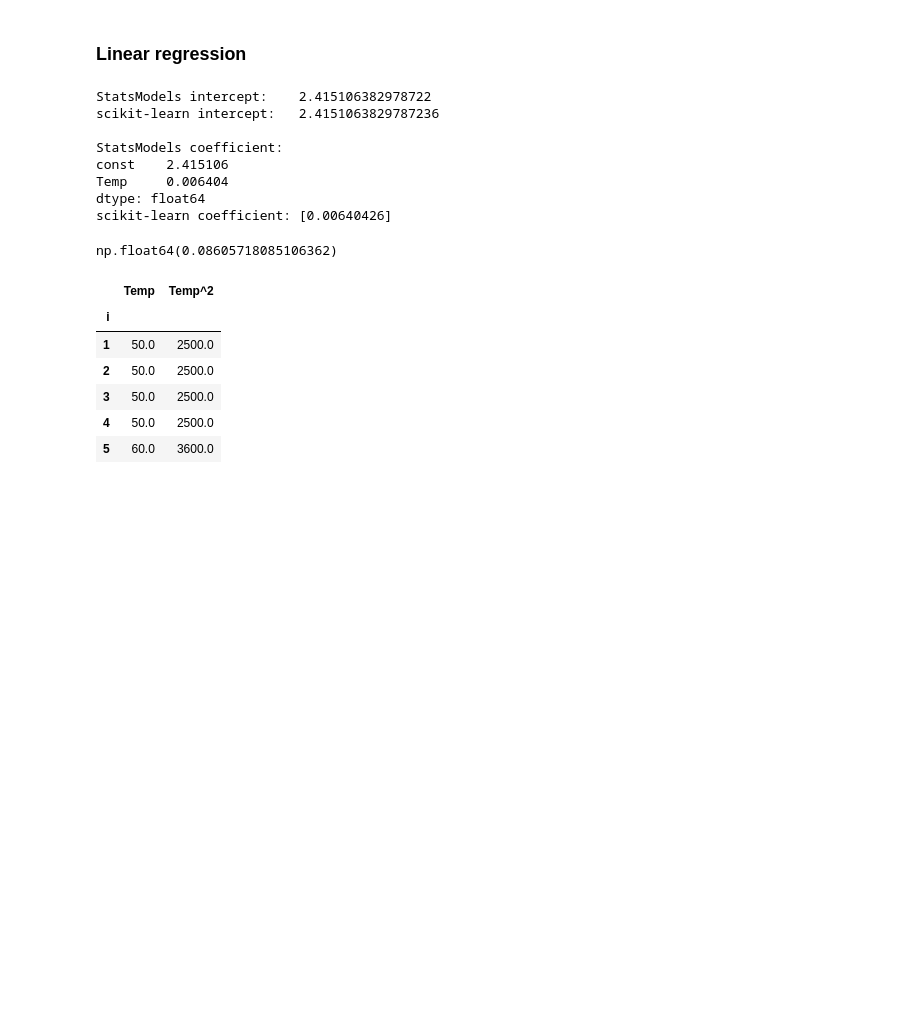
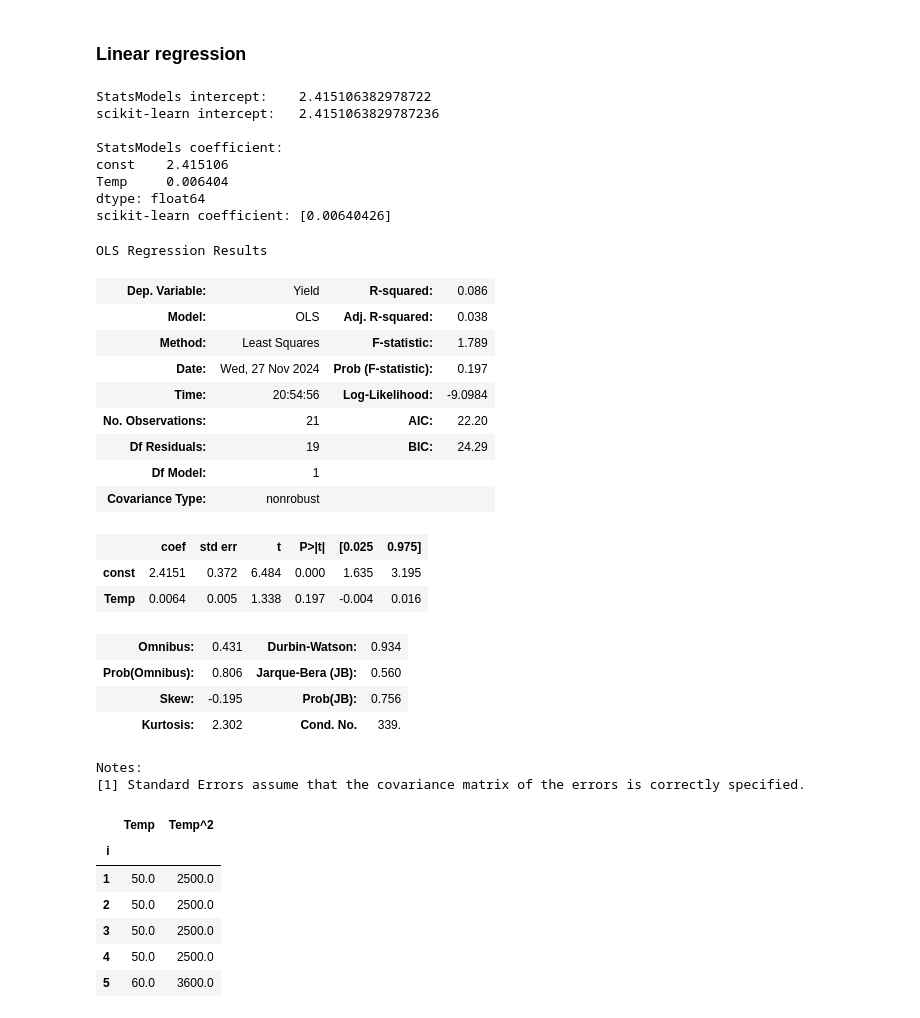
Before and after one commit to karusamuel/regression_diag, a Jupyter notebook: polynomial.ipynb, the cells around one changed output. Cells and saved outputs as stored; diff of their text form; code cells hidden in the pictures; blank space fills up the shorter version.

```diff
--- a/polynomial.ipynb
+++ b/polynomial.ipynb
@@ -120,17 +120,36 @@ sns.regplot(x=df["Temp"],y=df["Yield"])
 # %%
 ols_base_results,sk_base_results = build_ols_sk_model(X=x,y=y)
 
 ols_base_results.rsquared
+ols_base_results.summary()
 # %% [output]
 StatsModels intercept:    2.415106382978722
 scikit-learn intercept:   2.4151063829787236
 
 StatsModels coefficient:
 const    2.415106
 Temp     0.006404
 dtype: float64
 scikit-learn coefficient: [0.00640426]
-np.float64(0.08605718085106362)
+OLS Regression Results
+| Dep. Variable: | Yield | R-squared: | 0.086 |
+| Model: | OLS | Adj. R-squared: | 0.038 |
+| Method: | Least Squares | F-statistic: | 1.789 |
+| Date: | Wed, 27 Nov 2024 | Prob (F-statistic): | 0.197 |
+| Time: | 20:54:56 | Log-Likelihood: | -9.0984 |
+| No. Observations: | 21 | AIC: | 22.20 |
+| Df Residuals: | 19 | BIC: | 24.29 |
+| Df Model: | 1 |  |  |
+| Covariance Type: | nonrobust |  |  |
+|  | coef | std err | t | P>|t| | [0.025 | 0.975] |
+| const | 2.4151 | 0.372 | 6.484 | 0.000 | 1.635 | 3.195 |
+| Temp | 0.0064 | 0.005 | 1.338 | 0.197 | -0.004 | 0.016 |
+| Omnibus: | 0.431 | Durbin-Watson: | 0.934 |
+| Prob(Omnibus): | 0.806 | Jarque-Bera (JB): | 0.560 |
+| Skew: | -0.195 | Prob(JB): | 0.756 |
+| Kurtosis: | 2.302 | Cond. No. | 339. |
+Notes:
+[1] Standard Errors assume that the covariance matrix of the errors is correctly specified.
 # %%
 X_poly_2 = x.copy()
 
```
Also changed, not shown: parts of 7 cells of this notebook, 2 other files.
